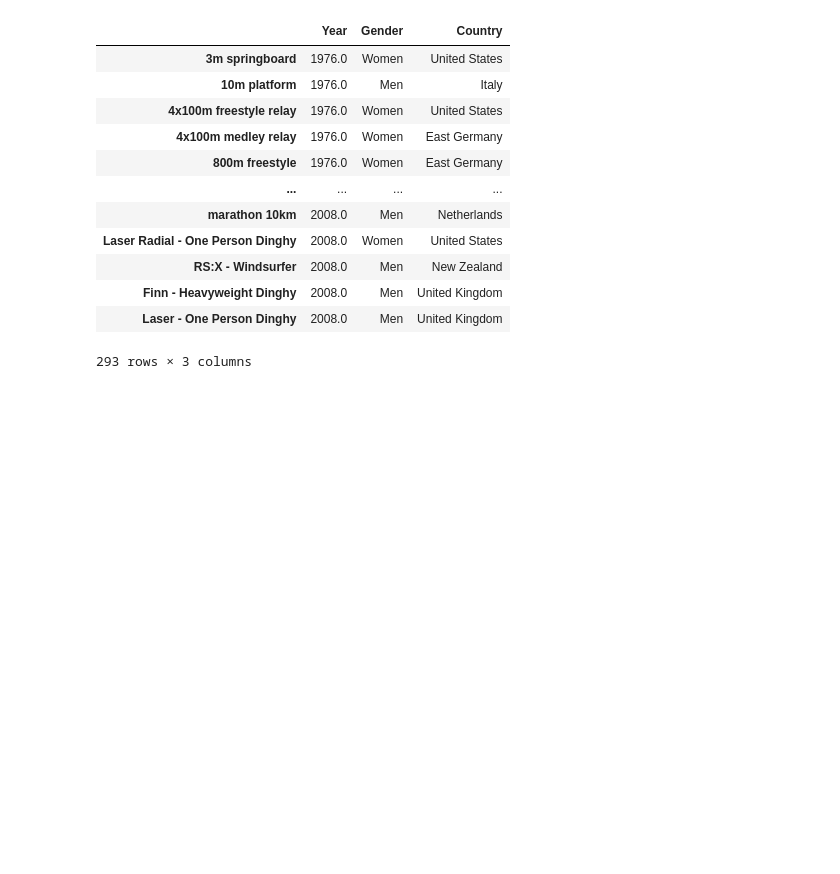
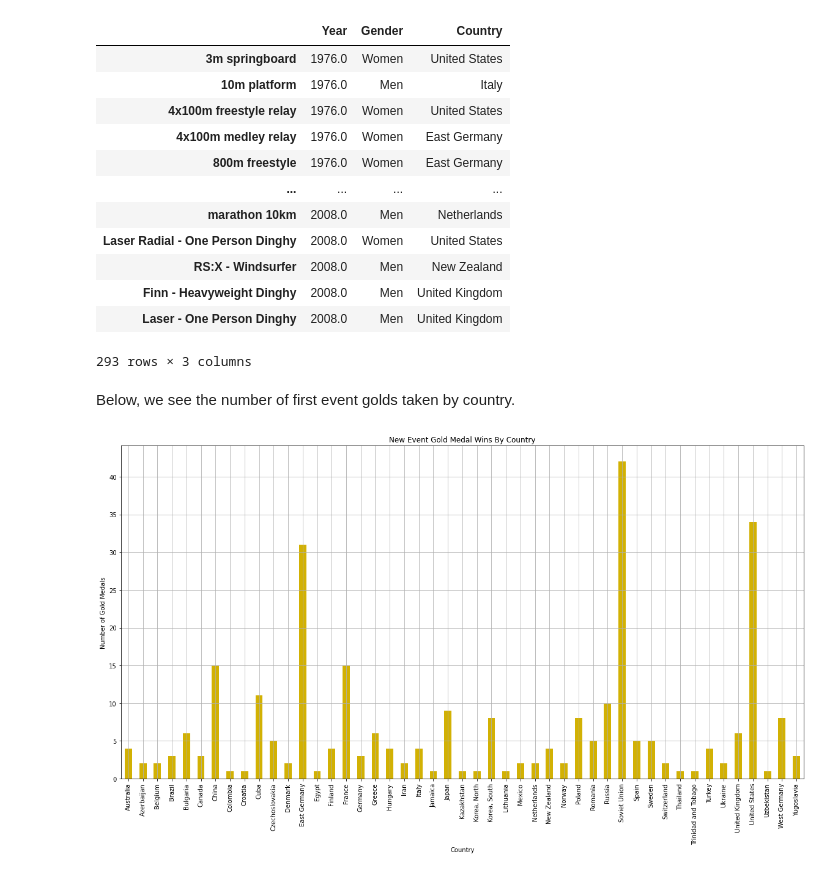
Before and after one commit to rbvancleave/project_1_olympicmedals, a Jupyter notebook: Summer-Olympics-Main.ipynb, the cells around one changed output. Drawn from its saved outputs; the diff is of its cells as text; code cells hidden in the pictures; blank space fills up the shorter version.

Commit message:
Update Summer-Olympics-Main.ipynb
added plot for new medal wins

```diff
--- a/Summer-Olympics-Main.ipynb
+++ b/Summer-Olympics-Main.ipynb
@@ -298,3 +298,15 @@ first_gold_countries
 | Finn - Heavyweight Dinghy | 2008.0 | Men | United Kingdom |
 | Laser - One Person Dinghy | 2008.0 | Men | United Kingdom |
 293 rows × 3 columns
+# %% [markdown]
+Below, we see the number of first event golds taken by country.
+# %%
+#group the first gold winners by country
+country_wins = first_gold_countries.groupby("Country").count()["Year"]
+#plot the results in a pie chart
+country_wins.plot(kind="bar", x="country", y=counts, title="New Event Gold Medal Wins By Country", figsize=(20, 10),
+                  rot=90, ylabel="Number of Gold Medals", color="#d2b103", grid=True)
+
+plt.show()
+# %% [output]
+[figure, added]
```
